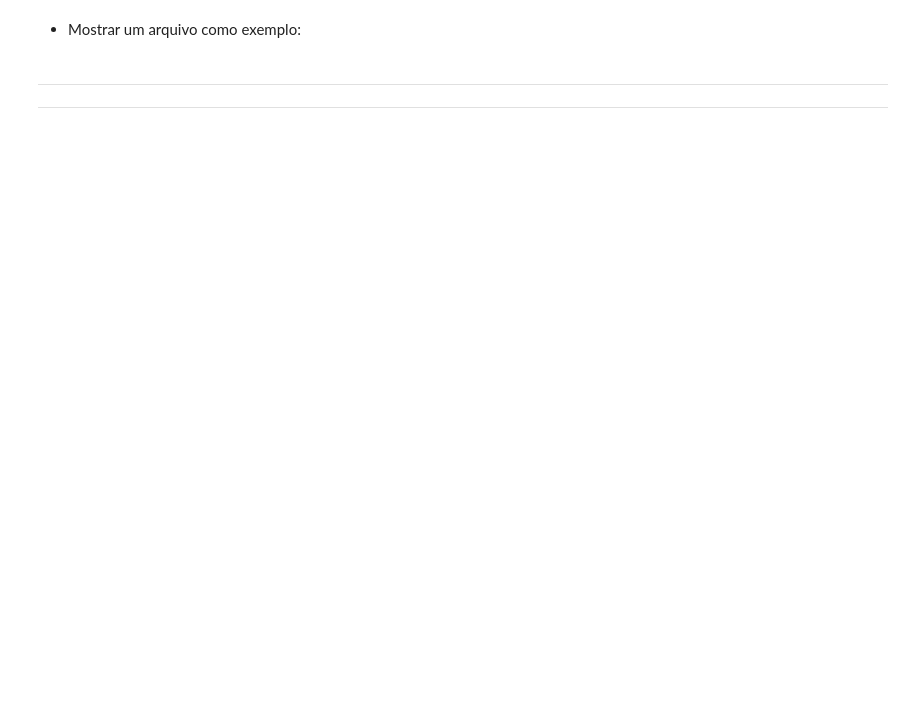
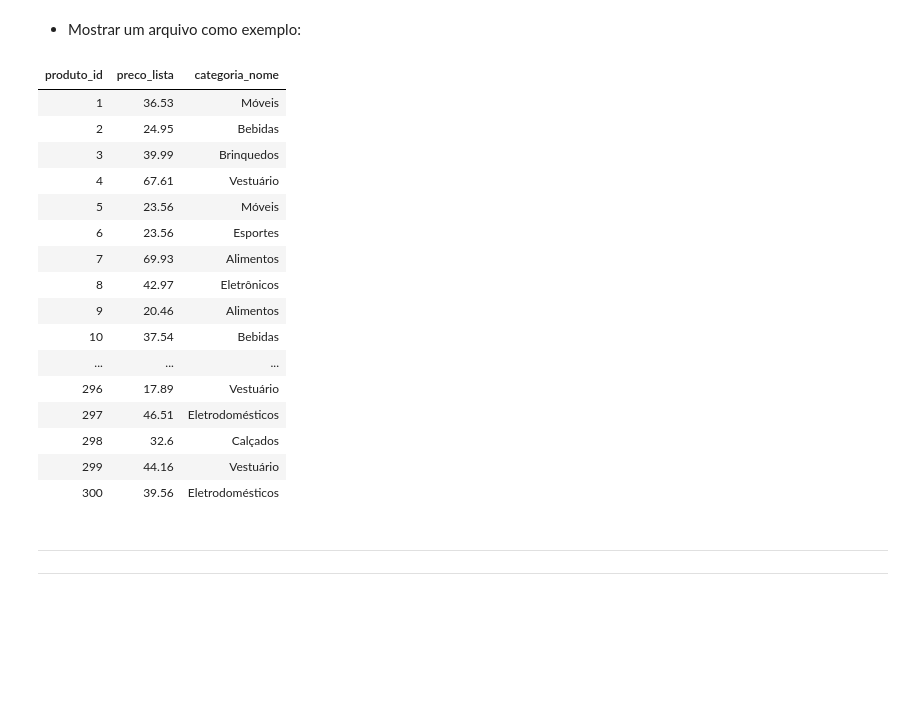
Before and after one commit to henriquevieiradasilva/projeto-dataexperts, a Jupyter notebook: codigos_versao_final/Etapa 0, 1 e 2 - Criação da Estrutura e Processamento para Camada Bronze.ipynb, the cells around one changed output. Cells and saved outputs as stored; diff of their text form; code cells hidden in the pictures; blank space fills up the shorter version.

```diff
--- a/codigos_versao_final/Etapa 0, 1 e 2 - Criação da Estrutura e Processamento para Camada Bronze.ipynb
+++ b/codigos_versao_final/Etapa 0, 1 e 2 - Criação da Estrutura e Processamento para Camada Bronze.ipynb
@@ -228,22 +255,39 @@ display(dbutils.fs.ls(destino_historico))
 - Mostrar um arquivo como exemplo:
 # %%
 # %skip
-
-nome_arquivo = arquivos[0].split('.')[0]
+nome_arquivo = arquivos[4].split('.')[0]
 arquivos_no_diretorio = dbutils.fs.ls(destino_atual)
 
 arquivo_alvo = None
 
 for arquivo in arquivos_no_diretorio:
     if arquivo.name.startswith(nome_arquivo):
         arquivo_alvo = arquivo.path
         break
 
 if arquivo_alvo:
     dataframe_arquivo_exemplo = spark.read.csv(arquivo_alvo, header=True, inferSchema=True)
     display(dataframe_arquivo_exemplo)
 else:
     print("[INFO] Arquivo não encontrado!")
+# %% [output]
+| produto_id | preco_lista | categoria_nome |
+| 1 | 36.53 | Móveis |
+| 2 | 24.95 | Bebidas |
+| 3 | 39.99 | Brinquedos |
+| 4 | 67.61 | Vestuário |
+| 5 | 23.56 | Móveis |
+| 6 | 23.56 | Esportes |
+| 7 | 69.93 | Alimentos |
+| 8 | 42.97 | Eletrônicos |
+| 9 | 20.46 | Alimentos |
+| 10 | 37.54 | Bebidas |
+| ... | ... | ... |
+| 296 | 17.89 | Vestuário |
+| 297 | 46.51 | Eletrodomésticos |
+| 298 | 32.6 | Calçados |
+| 299 | 44.16 | Vestuário |
+| 300 | 39.56 | Eletrodomésticos |
 # %% [markdown]
 ---
 ---
```
Also changed, not shown: parts of 10 cells of this notebook, 5 other files.
